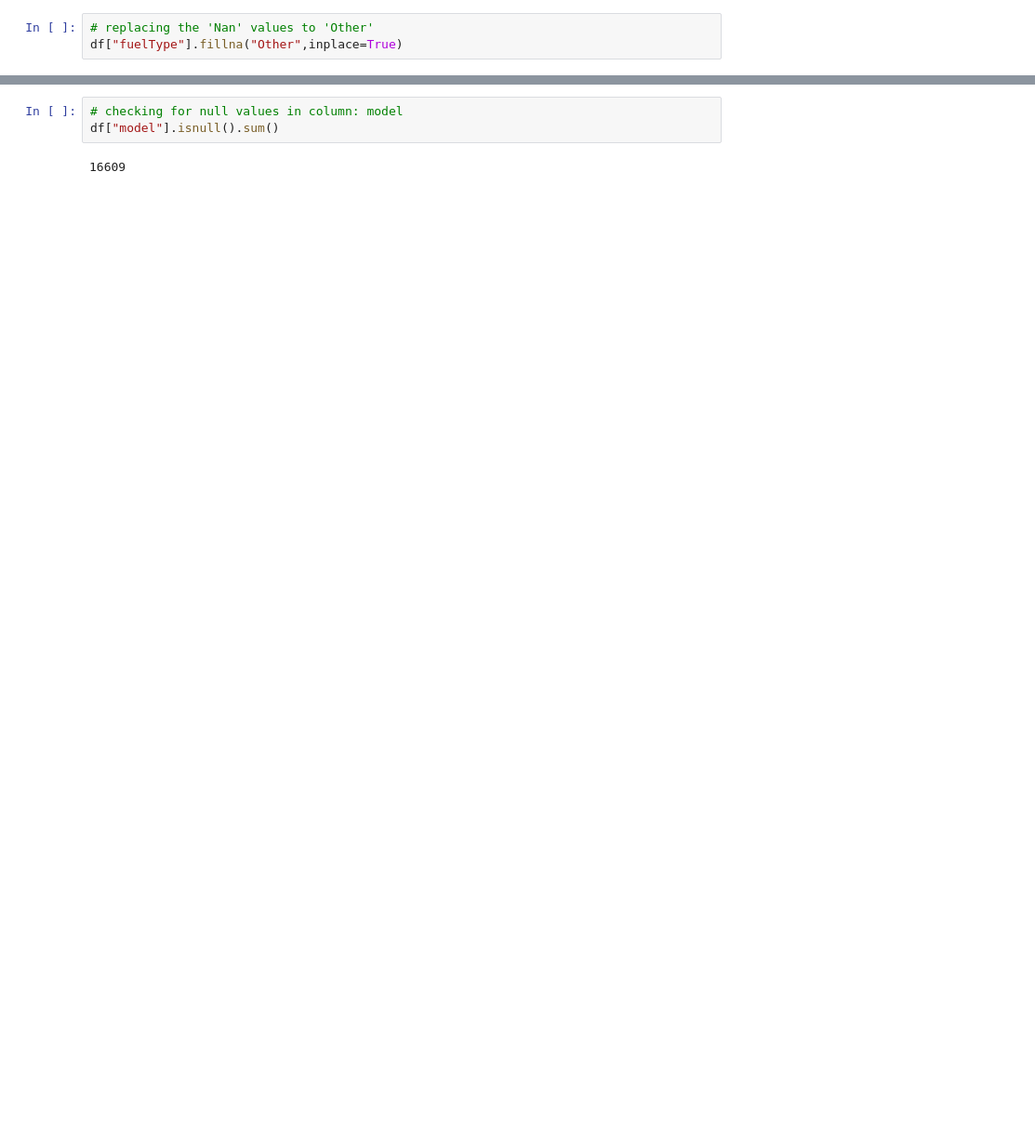
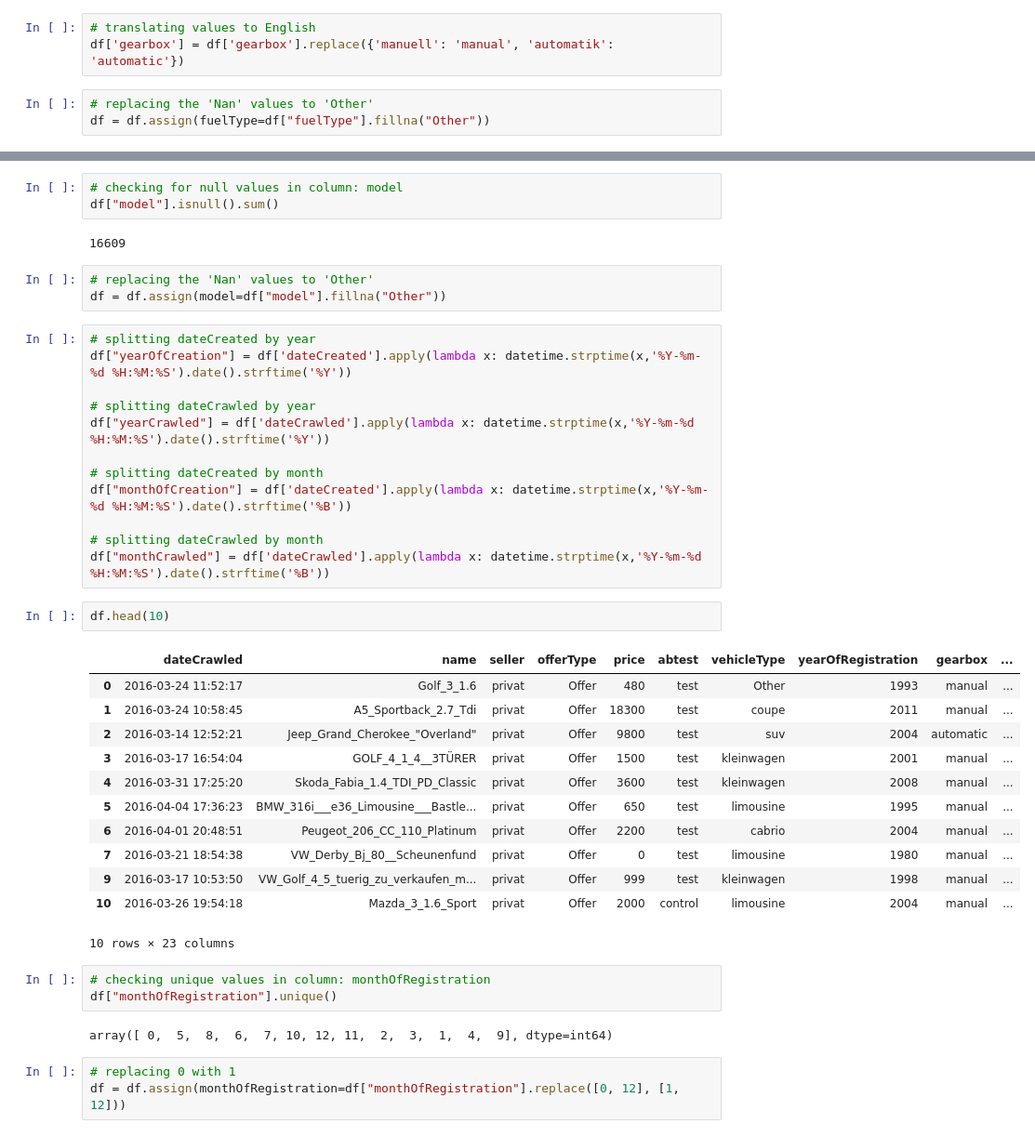
Before and after one commit to Sharan-s-s-30/PAD, a Jupyter notebook: data_cleaning/data_prep.ipynb, the cells around one changed output, grey strips where cells are left out. Shown: that part at 93% size. Saved outputs shown, nothing was run; the diff lists cells and outputs as text; blank space fills up the shorter version.

```diff
--- a/data_cleaning/data_prep.ipynb
+++ b/data_cleaning/data_prep.ipynb
@@ -141,3 +117,6 @@ df["fuelType"].isnull().sum()
+# %%
+# translating values to English
+df['gearbox'] = df['gearbox'].replace({'manuell': 'manual', 'automatik': 'automatic'})
 # %%
 # replacing the 'Nan' values to 'Other'
-df["fuelType"].fillna("Other",inplace=True)
+df = df.assign(fuelType=df["fuelType"].fillna("Other"))
@@ -263,3 +235,41 @@ array(['Other', 'Yes', 'No'], dtype=object)
 df["model"].isnull().sum()
 # %% [output]
 16609
+# %%
+# replacing the 'Nan' values to 'Other'
+df = df.assign(model=df["model"].fillna("Other"))
+# %%
+# splitting dateCreated by year
+df["yearOfCreation"] = df['dateCreated'].apply(lambda x: datetime.strptime(x,'%Y-%m-%d %H:%M:%S').date().strftime('%Y'))
+
+# splitting dateCrawled by year
+df["yearCrawled"] = df['dateCrawled'].apply(lambda x: datetime.strptime(x,'%Y-%m-%d %H:%M:%S').date().strftime('%Y'))
+
+# splitting dateCreated by month
+df["monthOfCreation"] = df['dateCreated'].apply(lambda x: datetime.strptime(x,'%Y-%m-%d %H:%M:%S').date().strftime('%B'))
+
+# splitting dateCrawled by month
+df["monthCrawled"] = df['dateCrawled'].apply(lambda x: datetime.strptime(x,'%Y-%m-%d %H:%M:%S').date().strftime('%B'))
+# %%
+df.head(10)
+# %% [output]
+|  | dateCrawled | name | seller | offerType | price | abtest | vehicleType | yearOfRegistration | gearbox | ... |
+| 0 | 2016-03-24 11:52:17 | Golf_3_1.6 | privat | Offer | 480 | test | Other | 1993 | manual | ... |
+| 1 | 2016-03-24 10:58:45 | A5_Sportback_2.7_Tdi | privat | Offer | 18300 | test | coupe | 2011 | manual | ... |
+| 2 | 2016-03-14 12:52:21 | Jeep_Grand_Cherokee_"Overland" | privat | Offer | 9800 | test | suv | 2004 | automatic | ... |
+| 3 | 2016-03-17 16:54:04 | GOLF_4_1_4__3TÜRER | privat | Offer | 1500 | test | kleinwagen | 2001 | manual | ... |
+| 4 | 2016-03-31 17:25:20 | Skoda_Fabia_1.4_TDI_PD_Classic | privat | Offer | 3600 | test | kleinwagen | 2008 | manual | ... |
+| 5 | 2016-04-04 17:36:23 | BMW_316i___e36_Limousine___Bastle... | privat | Offer | 650 | test | limousine | 1995 | manual | ... |
+| 6 | 2016-04-01 20:48:51 | Peugeot_206_CC_110_Platinum | privat | Offer | 2200 | test | cabrio | 2004 | manual | ... |
+| 7 | 2016-03-21 18:54:38 | VW_Derby_Bj_80__Scheunenfund | privat | Offer | 0 | test | limousine | 1980 | manual | ... |
+| 9 | 2016-03-17 10:53:50 | VW_Golf_4_5_tuerig_zu_verkaufen_m... | privat | Offer | 999 | test | kleinwagen | 1998 | manual | ... |
+| 10 | 2016-03-26 19:54:18 | Mazda_3_1.6_Sport | privat | Offer | 2000 | control | limousine | 2004 | manual | ... |
+10 rows × 23 columns
+# %%
+# checking unique values in column: monthOfRegistration
+df["monthOfRegistration"].unique()
+# %% [output]
+array([ 0,  5,  8,  6,  7, 10, 12, 11,  2,  3,  1,  4,  9], dtype=int64)
+# %%
+# replacing 0 with 1
+df = df.assign(monthOfRegistration=df["monthOfRegistration"].replace([0, 12], [1, 12]))
```
Also changed, not shown: parts of 21 cells of this notebook, 3 other files.
